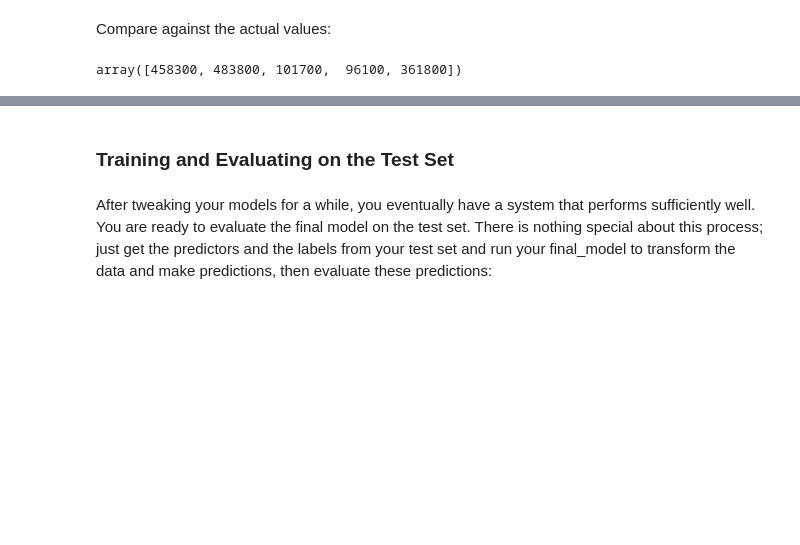
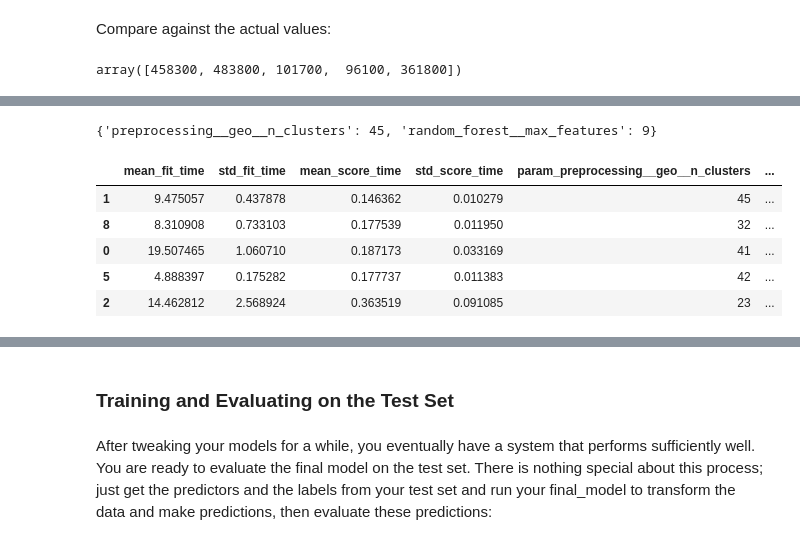
Before and after one commit to carloshgalvan95/Ciencia_Analitica_Datos, a Jupyter notebook: Modules/04_module/ML Pipelines/Linear_Regression.ipynb, the cells around one changed output, grey strips where cells are left out. Saved outputs shown, nothing was run; the diff lists cells and outputs as text; code cells hidden in the pictures; blank space fills up the shorter version.

```diff
--- a/Modules/04_module/ML Pipelines/Linear_Regression.ipynb
+++ b/Modules/04_module/ML Pipelines/Linear_Regression.ipynb
@@ -872,0 +1232,12 @@ lin_rmse
+# %%
+from sklearn.model_selection import RandomizedSearchCV
+from scipy.stats import randint
+
+param_distribs = {'preprocessing__geo__n_clusters': randint(low=3, high=50),
+                  'random_forest__max_features': randint(low=2, high=20)}
+
+rnd_search = RandomizedSearchCV(
+    full_pipeline, param_distributions=param_distribs, n_iter=10, cv=3,
+    scoring='neg_root_mean_squared_error', random_state=42)
+
+rnd_search.fit(housing, housing_labels)
@@ -872,0 +1261,15 @@ lin_rmse
+# %%
+rnd_search.best_params_
+# %% [output]
+{'preprocessing__geo__n_clusters': 45, 'random_forest__max_features': 9}
+# %%
+cv_res = pd.DataFrame(rnd_search.cv_results_)
+cv_res.sort_values(by="mean_test_score",ascending=False, inplace=True)
+cv_res.head()
+# %% [output]
+|  | mean_fit_time | std_fit_time | mean_score_time | std_score_time | param_preprocessing__geo__n_clusters | ... |
+| 1 | 9.475057 | 0.437878 | 0.146362 | 0.010279 | 45 | ... |
+| 8 | 8.310908 | 0.733103 | 0.177539 | 0.011950 | 32 | ... |
+| 0 | 19.507465 | 1.060710 | 0.187173 | 0.033169 | 41 | ... |
+| 5 | 4.888397 | 0.175282 | 0.177737 | 0.011383 | 42 | ... |
+| 2 | 14.462812 | 2.568924 | 0.363519 | 0.091085 | 23 | ... |
```
Also changed, not shown: parts of 59 cells of this notebook.
